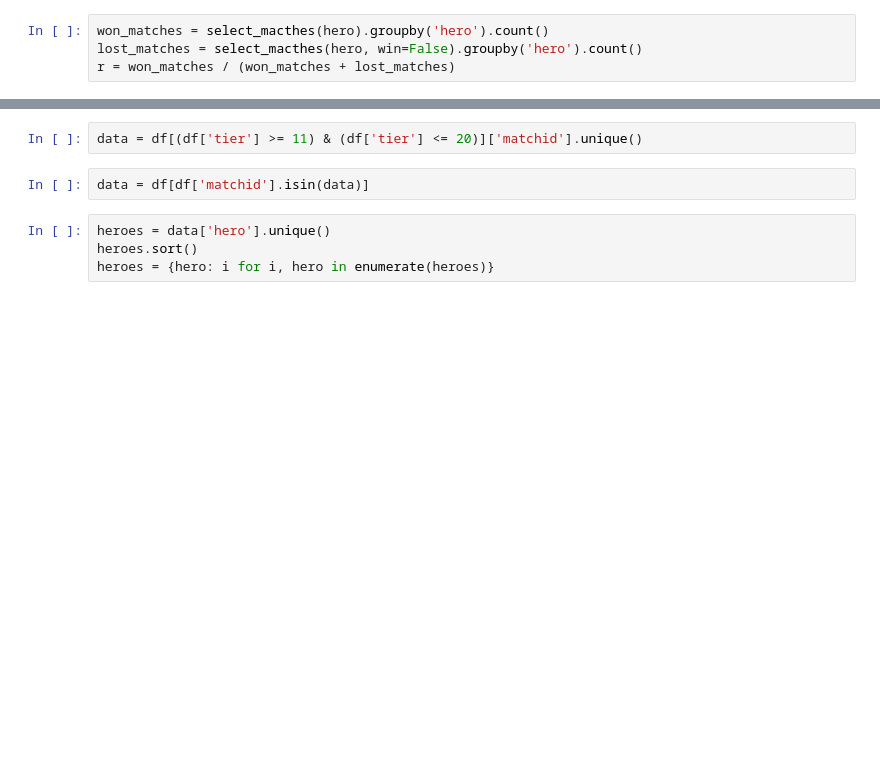
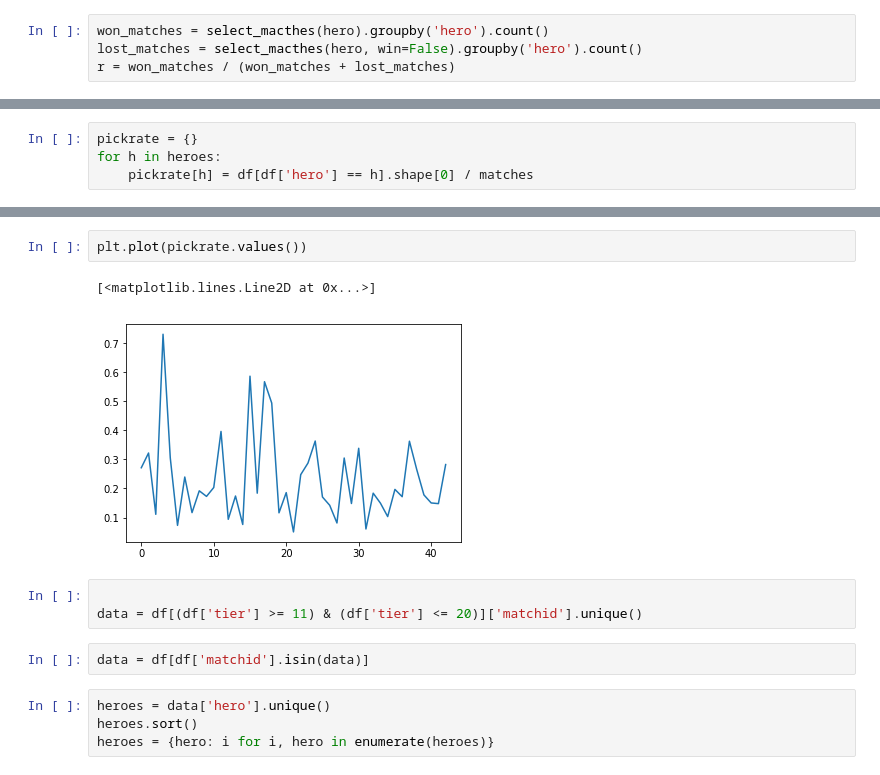
Before and after one commit to MattKovtun/PaladinsDataAnalysis, a Jupyter notebook: notebooks/Untitled3.ipynb, the cells around one changed output, grey strips where cells are left out. Saved outputs shown, nothing was run; the diff lists cells and outputs as text; blank space fills up the shorter version.

```diff
--- a/notebooks/Untitled3.ipynb
+++ b/notebooks/Untitled3.ipynb
@@ -65,0 +78,4 @@ r['winner'].plot(figsize=(20,8))
+# %%
+pickrate = {}
+for h in heroes:
+    pickrate[h] = df[df['hero'] == h].shape[0] / matches
@@ -66,4 +102,10 @@ r['winner'].plot(figsize=(20,8))
+# %%
+plt.plot(pickrate.values())
+# %% [output]
+[<matplotlib.lines.Line2D at 0x...>]
+[figure, added]
 # %%
+
 data = df[(df['tier'] >= 11) & (df['tier'] <= 20)]['matchid'].unique()
 # %%
 data = df[df['matchid'].isin(data)]
```
Also changed, not shown: parts of 16 cells of this notebook, 5 other files.
